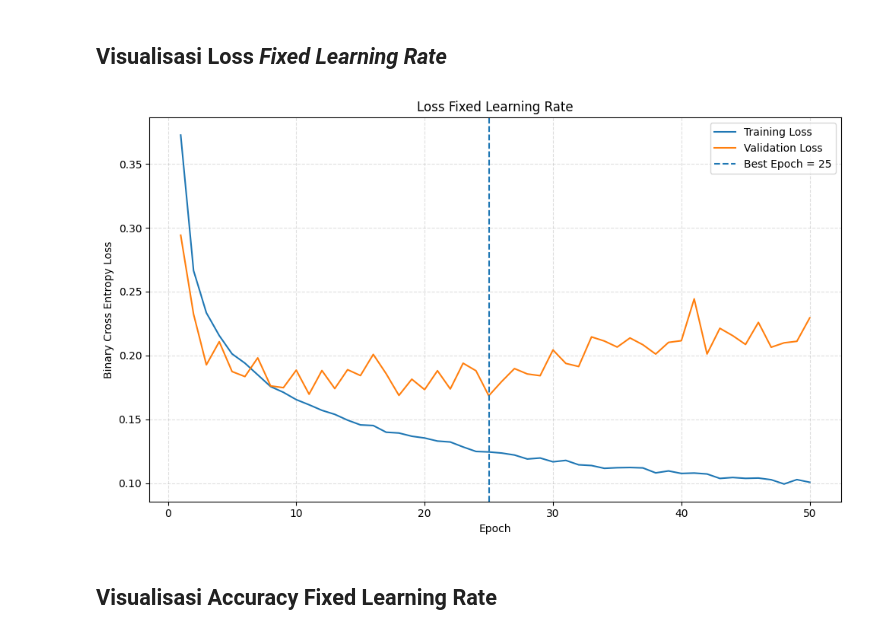
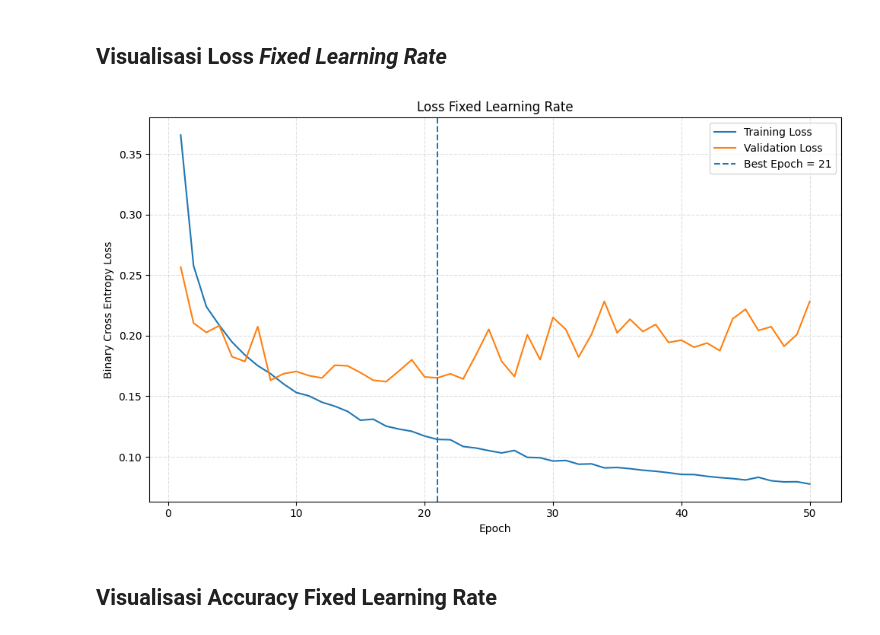
Before and after one commit to Noelsip/final-task, a Jupyter notebook: Tugas_Akhir_CNN.ipynb, the cells around one changed output. Drawn from its saved outputs; the diff is of its cells as text; code cells hidden in the pictures.

```diff
--- a/Tugas_Akhir_CNN.ipynb
+++ b/Tugas_Akhir_CNN.ipynb
@@ -1436,11 +1397,11 @@ if fixed_checkpoint_path.exists():
 # Membuat model CNN baru menggunakan arsitektur yang sama
 model_fixed = build_model(seed=SEED)
 
-# Menyusun model dengan optimizer Adam, learning rate tetap, dan loss Binary Cross Entropy
+# Menyusun model dengan optimizer Adam, learning rate tetap, loss BCE, serta metrik accuracy dan BCE murni
 model_fixed.compile(
     optimizer=tf.keras.optimizers.Adam(learning_rate=FIXED_LR),
     loss=tf.keras.losses.BinaryCrossentropy(),
-    metrics=["accuracy"]
+    metrics=["accuracy", make_bce_metric()]
 )
 
 # Membuat dataset training khusus eksperimen Fixed dengan kondisi yang sama seperti CLR
@@ -1452,11 +1413,11 @@ train_ds_fixed = make_dataset(
     cache=False
 )
 
-# Membuat callback untuk menyimpan model dengan validation loss terbaik
+# Membuat callback untuk menyimpan model dengan validation accuracy tertinggi
 checkpoint_fixed = tf.keras.callbacks.ModelCheckpoint(
     filepath=str(fixed_checkpoint_path),
-    monitor="val_loss",
-    mode="min",
+    monitor="val_accuracy",
+    mode="max",
     save_best_only=True,
     save_weights_only=True,
     verbose=0
@@ -1471,24 +1432,24 @@ history_fixed = model_fixed.fit(
     verbose=1
 )
 
-# Memuat kembali bobot model dengan validation loss terbaik
+# Memuat kembali bobot model dengan validation accuracy tertinggi
 model_fixed.load_weights(fixed_checkpoint_path)
 
-# Menentukan epoch dengan validation loss terendah
-best_epoch_fixed = int(np.argmin(history_fixed.history["val_loss"]) + 1)
-
-# Mengambil validation loss pada epoch terbaik
-best_val_loss_fixed = history_fixed.history["val_loss"][best_epoch_fixed - 1]
+# Menentukan epoch dengan validation accuracy tertinggi
+best_epoch_fixed = int(np.argmax(history_fixed.history["val_accuracy"]) + 1)
 
 # Mengambil validation accuracy pada epoch terbaik
 best_val_accuracy_fixed = history_fixed.history["val_accuracy"][best_epoch_fixed - 1]
 
+# Mengambil validation BCE murni pada epoch terbaik
+best_val_loss_fixed = history_fixed.history["val_bce"][best_epoch_fixed - 1]
+
 # Menampilkan ringkasan hasil pelatihan
 print("\nHASIL PELATIHAN FIXED LEARNING RATE\n")
-print(f"Learning rate       : {FIXED_LR:.2e}")
-print(f"Epoch pelatihan     : {EPOCHS}")
-print(f"Epoch terbaik       : {best_epoch_fixed}")
-print(f"Best validation loss: {best_val_loss_fixed:.6f}")
-print(f"Validation accuracy : {best_val_accuracy_fixed:.6f}")
+print(f"Learning rate            : {FIXED_LR:.2e}")
+print(f"Epoch pelatihan          : {EPOCHS}")
+print(f"Epoch terbaik            : {best_epoch_fixed}")
+print(f"Best validation accuracy : {best_val_accuracy_fixed:.6f}")
+print(f"Validation loss (BCE)    : {best_val_loss_fixed:.6f}")
 # %% [output]
 Epoch 1/50
@@ -1514,7 +1475,7 @@ Validation accuracy : 0.944900
 # Membuat nomor epoch untuk sumbu horizontal
 epochs_range = range(
     1,
-    len(history_fixed.history["loss"]) + 1
+    len(history_fixed.history["bce"]) + 1
 )
 
 # Membuat area gambar untuk kurva loss
@@ -1523,42 +1484,42 @@ plt.figure(figsize=(10, 6))
 # Menggambar training loss setiap epoch
 plt.plot(
     epochs_range,
-    history_fixed.history["loss"],
+    history_fixed.history["bce"],
     label="Training Loss"
 )
 
 # Menggambar validation loss setiap epoch
 plt.plot(
     epochs_range,
-    history_fixed.history["val_loss"],
+    history_fixed.history["val_bce"],
     label="Validation Loss"
 )
 
 # Menandai posisi epoch terbaik berdasarkan validation loss
 plt.axvline(
     best_epoch_fixed,
     linestyle="--",
     label=f"Best Epoch = {best_epoch_fixed}"
 )
 
 # Memberikan label sumbu dan judul grafik
 plt.xlabel("Epoch")
 plt.ylabel("Binary Cross Entropy Loss")
 plt.title("Loss Fixed Learning Rate")
 
 # Menampilkan legenda dan grid
 plt.legend()
 plt.grid(
     True,
     linestyle="--",
     alpha=0.4
 )
 
 # Menyesuaikan tata letak dan menampilkan grafik
 plt.tight_layout()
 plt.show()
 # %% [output]
-[figure, old version]
+[figure, new version]
 # %% [markdown]
 ## Visualisasi Accuracy Fixed Learning Rate
 # %%
```
Also changed, not shown: parts of 32 cells of this notebook.
